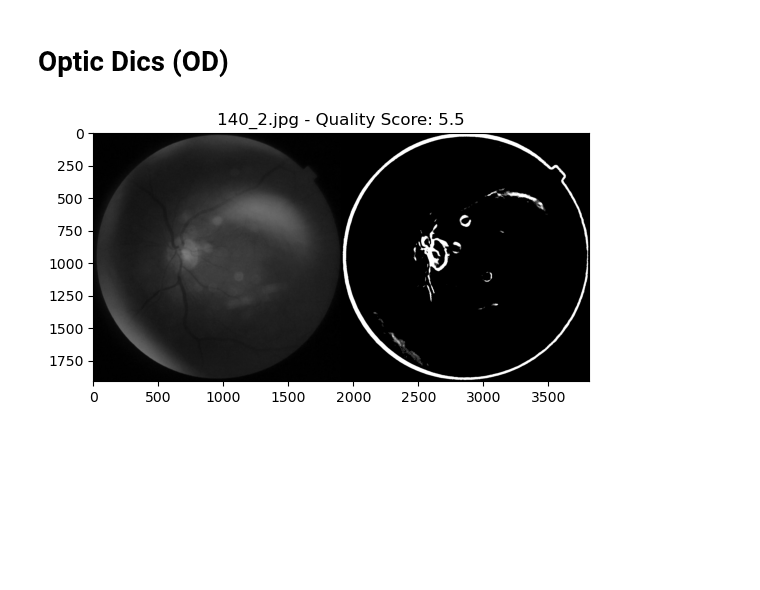
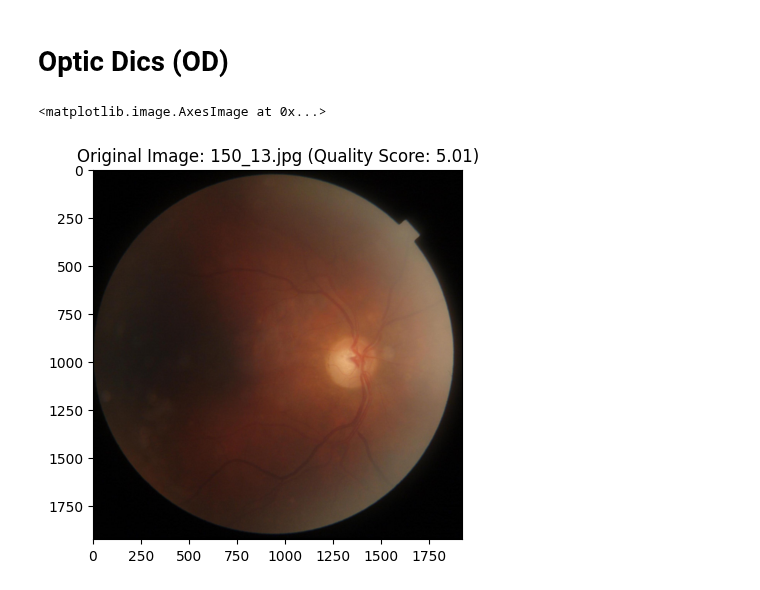
Before and after one commit to mrwhitewhite/HYGD_Dataset, a Jupyter notebook: notebooks/02 Pipelines.ipynb, the cells around one changed output. Drawn from its saved outputs; the diff is of its cells as text; code cells hidden in the pictures; blank space fills up the shorter version.

```diff
--- a/notebooks/02 Pipelines.ipynb
+++ b/notebooks/02 Pipelines.ipynb
@@ -72,33 +71,37 @@ def imshow_3(in1:np.ndarray, in2:np.ndarray, in3:np.ndarray) -> None:
     cv2.destroyAllWindows()
 # %% [markdown]
 # Optic Dics (OD)
-# %%
-# params
-gaussian_blur_kernel: tuple = (51, 51)
-sobel_kernel: int = 5
-threshold_val = 30
-
-# generate random sample + extract metadata
-sample_df = df.filter(pl.col("SPLIT") == "TRAIN").sample(1)
-sample_img_name = sample_df.select("Image Name").item()
-sample_quality = sample_df.select("Quality Score").item()
-sample_path = path_raw_img / sample_img_name
-
-# load and preview
-img_ori = cv2.imread(sample_path)
-
-# preprocess
-img = img_ori[:, :, 1]  # load and extract green channel
-img_blur = cv2.GaussianBlur(img, gaussian_blur_kernel, 0)
-sobelx = cv2.Sobel(img_blur, cv2.CV_64F, 1, 0, ksize=sobel_kernel)
-sobely = cv2.Sobel(img_blur, cv2.CV_64F, 0, 1, ksize=sobel_kernel)
-img_edge = cv2.magnitude(sobelx, sobely)
-img_edge = cv2.normalize(img_edge, None, 0, 255, cv2.NORM_MINMAX)
-img_edge = np.uint8(img_edge)
-img_thres = cv2.threshold(img_edge, threshold_val, 255, cv2.THRESH_BINARY)[1]
-
-# preview
-plt.title(f"{sample_img_name} - Quality Score: {sample_quality}")
-plt.imshow(cv2.cvtColor(np.hstack([img, img_thres]), cv2.COLOR_BGR2RGB));
-# %% [output]
-[figure, removed]
+# %%
+# Params
+# img_file_name = "226_0"  # set to none for random
+img_file_name = None
+
+kernel_clean_fov_mask = cv2.getStructuringElement(cv2.MORPH_ELLIPSE, (15, 15)) # remove random pixel
+kernel_erode_fov_mask = cv2.getStructuringElement(cv2.MORPH_ELLIPSE, (51, 51)) # erode fov region to avoid halo
+erode_iter = 10
+fov_thres_val = 20
+
+gaussian_blur_kernel: tuple = (71, 71)
+
+crop_ratio = 0.3
+crop_resize = 512
+# %%
+# generate random sample + extract metadata
+sample_df = (
+    df.filter(pl.col("SPLIT") == "TRAIN").sample(1)
+    if img_file_name is None
+    else df.filter(pl.col("Image Name") == img_file_name + ".jpg")
+)
+sample_img_name = sample_df.select("Image Name").item()
+sample_quality = sample_df.select("Quality Score").item()
+sample_path = path_raw_img / sample_img_name
+sample_height = sample_df.select("Height").item()
+sample_width = sample_df.select("Width").item()
+
+# load and preview
+img_ori = cv2.imread(sample_path)
+plt.title(f"Original Image: {sample_img_name} (Quality Score: {sample_quality})")
+plt.imshow(cv2.cvtColor(img_ori, cv2.COLOR_BGR2RGB))
+# %% [output]
+<matplotlib.image.AxesImage at 0x...>
+[figure, added]
```
Also changed, not shown: parts of 5 cells of this notebook.
